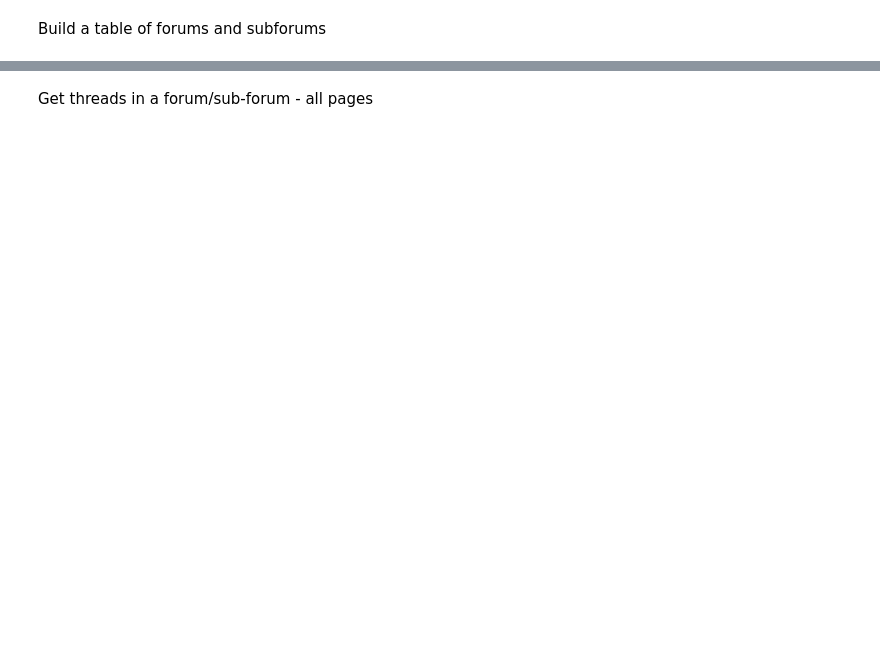
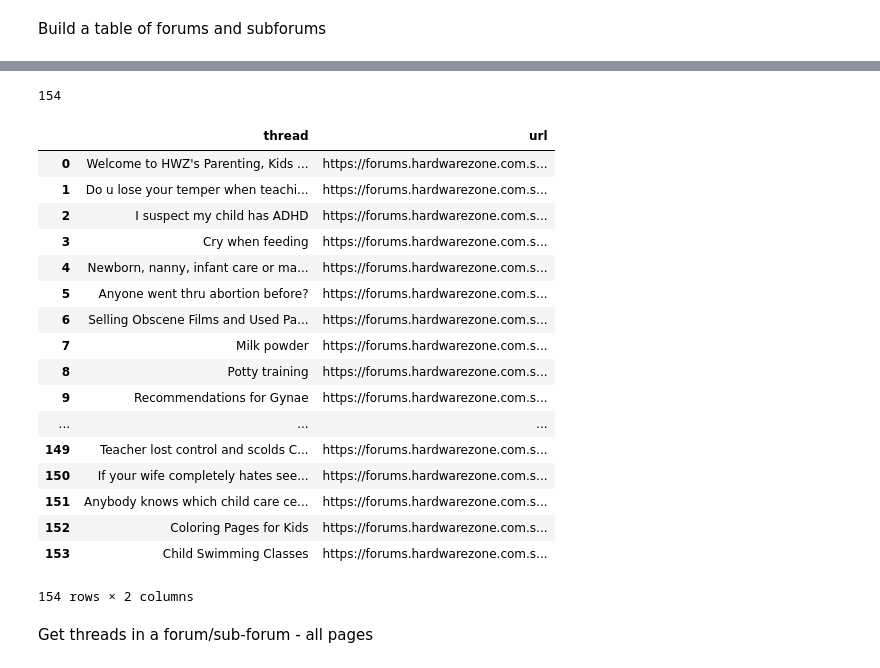
Before and after one commit to freedaemons/hwz-scrape, a Jupyter notebook: hwz-scrape.ipynb, the cells around one changed output, grey strips where cells are left out. Cells and saved outputs as stored; diff of their text form; code cells hidden in the pictures; blank space fills up the shorter version.

```diff
--- a/hwz-scrape.ipynb
+++ b/hwz-scrape.ipynb
@@ -66,25 +68,26 @@ top_df
 Build a table of forums and subforums
 # %%
 %%time
-lastForumPage = False
-forum_cols = ['thread', 'url']
-forum_df = pd.DataFrame(columns=forum_cols)
-forum_url = 'https://forums.hardwarezone.com.sg/parenting-kids-early-learning-397/'
-forum_page_url = forum_url
-while(not lastForumPage):
-    r2 = re.get(forum_page_url)
-    forum_page = r2.text
-    forum_page_soup = BeautifulSoup(forum_page, 'html.parser')
+def getThreads(forum_url):
+    lastForumPage = False
+    forum_cols = ['thread', 'url']
+    forum_df = pd.DataFrame(columns=forum_cols)
+    forum_page_url = forum_url
+    while(not lastForumPage):
+        r2 = re.get(forum_page_url)
+        forum_page = r2.text
+        forum_page_soup = BeautifulSoup(forum_page, 'html.parser')
 
-    if (forum_page_soup.find('a', text='Next ›') == None):
-        lastForumPage = True
-    else:
-        forum_page_url = url + forum_page_soup.find('a', text='Next ›')['href']
+        if (forum_page_soup.find('a', text='Next ›') == None):
+            lastForumPage = True
+        else:
+            forum_page_url = url + forum_page_soup.find('a', text='Next ›')['href']
 
-    for element in forum_page_soup.find_all('a', {"id": lambda x: x and 'thread_title_' in x}):
-        row = pd.DataFrame([[element.contents[0], url + element['href']]], columns=forum_cols)
-        if(len(forum_df)==0):
-            forum_df = row
-        else:
-            forum_df = forum_df.append(row, ignore_index=True) #df.append doesn't work inplace
+        for element in forum_page_soup.find_all('a', {"id": lambda x: x and 'thread_title_' in x}):
+            row = pd.DataFrame([[element.contents[0], url + element['href']]], columns=forum_cols)
+            if(len(forum_df)==0):
+                forum_df = row
+            else:
+                forum_df = forum_df.append(row, ignore_index=True) #df.append doesn't work inplace
+    return forum_df
 # %% [output]
@@ -115,3 +95,27 @@ forum_df
+# %%
+parenting = getThreads('https://forums.hardwarezone.com.sg/parenting-kids-early-learning-397/')
+print(len(parenting))
+parenting
+# %% [output]
+154
+|  | thread | url |
+| 0 | Welcome to HWZ's Parenting, Kids ... | https://forums.hardwarezone.com.s... |
+| 1 | Do u lose your temper when teachi... | https://forums.hardwarezone.com.s... |
+| 2 | I suspect my child has ADHD | https://forums.hardwarezone.com.s... |
+| 3 | Cry when feeding | https://forums.hardwarezone.com.s... |
+| 4 | Newborn, nanny, infant care or ma... | https://forums.hardwarezone.com.s... |
+| 5 | Anyone went thru abortion before? | https://forums.hardwarezone.com.s... |
+| 6 | Selling Obscene Films and Used Pa... | https://forums.hardwarezone.com.s... |
+| 7 | Milk powder | https://forums.hardwarezone.com.s... |
+| 8 | Potty training | https://forums.hardwarezone.com.s... |
+| 9 | Recommendations for Gynae | https://forums.hardwarezone.com.s... |
+| ... | ... | ... |
+| 149 | Teacher lost control and scolds C... | https://forums.hardwarezone.com.s... |
+| 150 | If your wife completely hates see... | https://forums.hardwarezone.com.s... |
+| 151 | Anybody knows which child care ce... | https://forums.hardwarezone.com.s... |
+| 152 | Coloring Pages for Kids | https://forums.hardwarezone.com.s... |
+| 153 | Child Swimming Classes | https://forums.hardwarezone.com.s... |
+154 rows × 2 columns
 # %% [markdown]
 Get threads in a forum/sub-forum - all pages
 # %%
```
Also changed, not shown: parts of 8 cells of this notebook.
